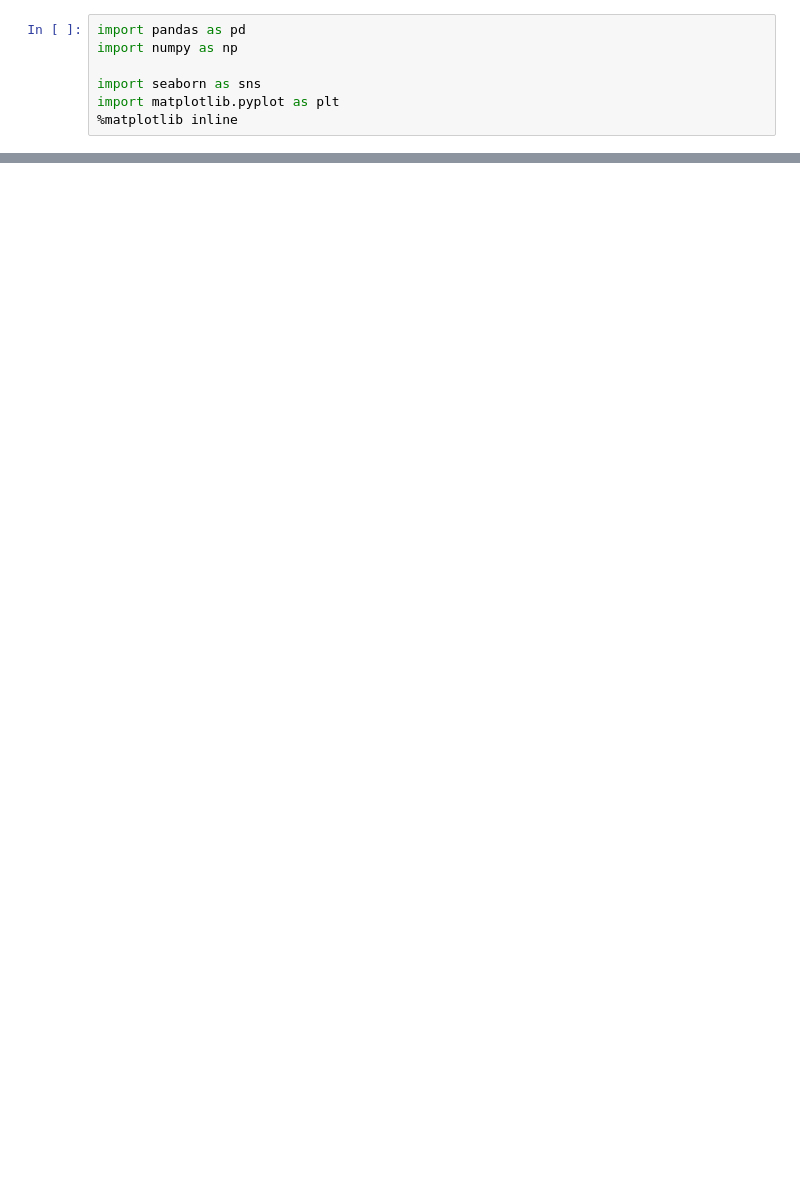
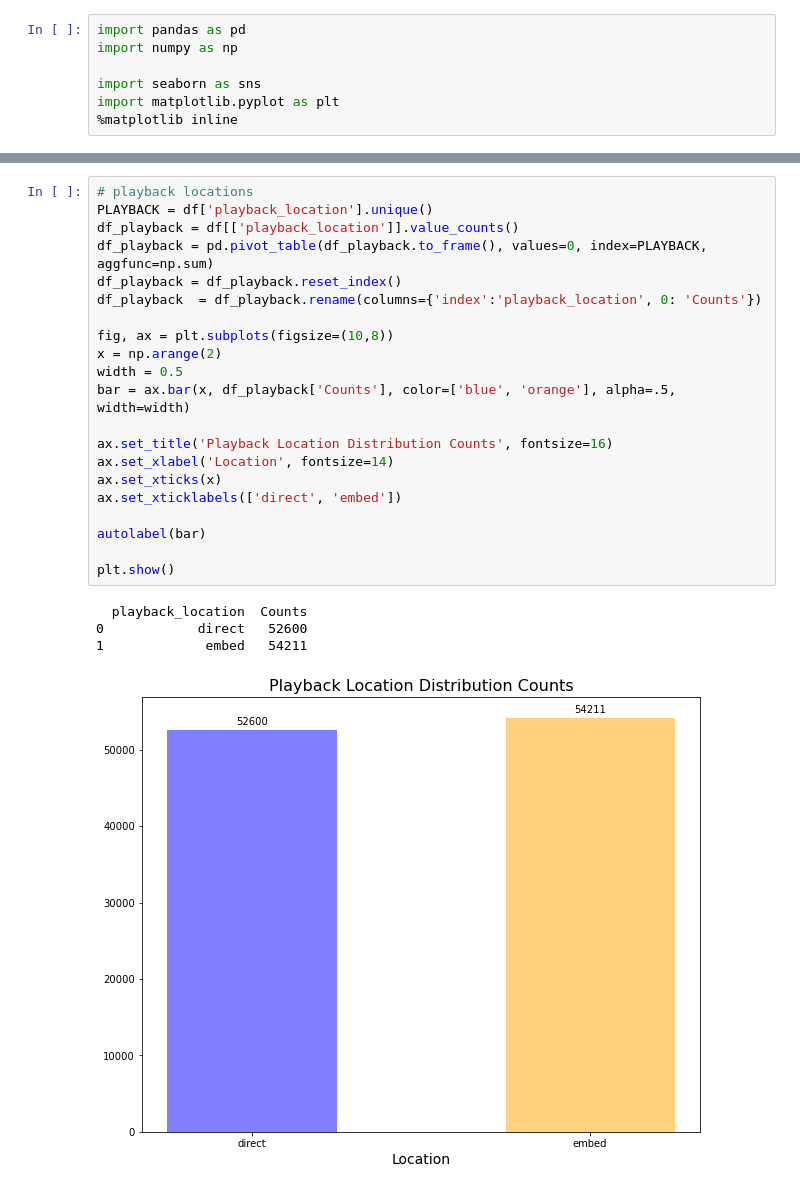
Before and after one commit to archeltaneka/vidio-dataset-eda, a Jupyter notebook: exploratory_notebook.ipynb, the cells around one changed output, grey strips where cells are left out. Cells and saved outputs as stored; diff of their text form; blank space fills up the shorter version.

```diff
--- a/exploratory_notebook.ipynb
+++ b/exploratory_notebook.ipynb
@@ -37,0 +129,26 @@ df.head()
+# %%
+# playback locations
+PLAYBACK = df['playback_location'].unique()
+df_playback = df[['playback_location']].value_counts()
+df_playback = pd.pivot_table(df_playback.to_frame(), values=0, index=PLAYBACK, aggfunc=np.sum)
+df_playback = df_playback.reset_index()
+df_playback  = df_playback.rename(columns={'index':'playback_location', 0: 'Counts'})
+
+fig, ax = plt.subplots(figsize=(10,8))
+x = np.arange(2)
+width = 0.5
+bar = ax.bar(x, df_playback['Counts'], color=['blue', 'orange'], alpha=.5, width=width)
+
+ax.set_title('Playback Location Distribution Counts', fontsize=16)
+ax.set_xlabel('Location', fontsize=14)
+ax.set_xticks(x)
+ax.set_xticklabels(['direct', 'embed'])
+
+autolabel(bar)
+
+plt.show()
+# %% [output]
+  playback_location  Counts
+0            direct   52600
+1             embed   54211
+[figure, added]
```
Also changed, not shown: parts of 36 cells of this notebook.
